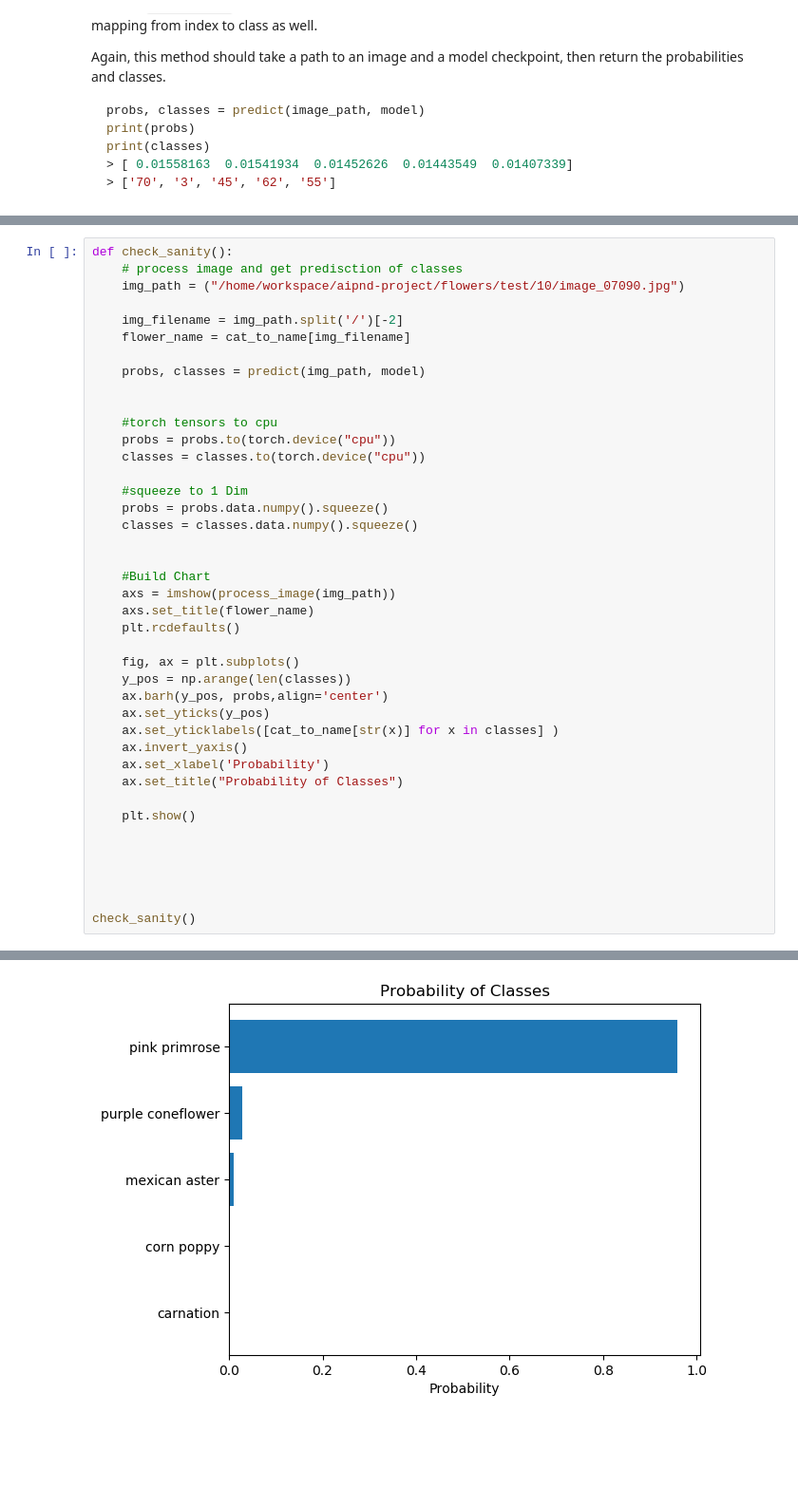
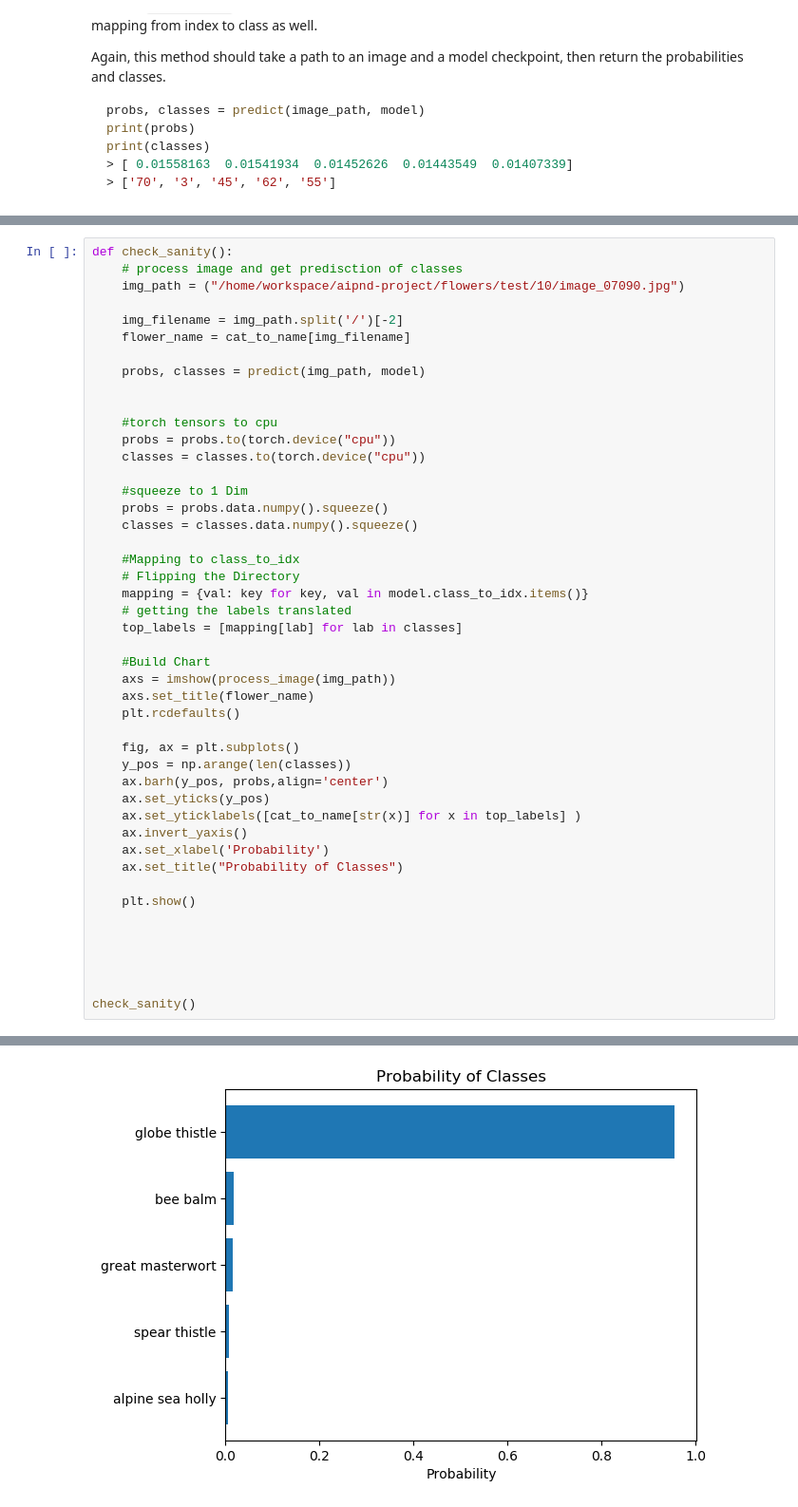
Before and after one commit to froggerking/Udacity_AI, a Jupyter notebook: Image Classifier Project.ipynb, the cells around one changed output, grey strips where cells are left out. Shown: that part at 95% size. Drawn from its saved outputs; the diff is of its cells as text; blank space fills up the shorter version.

```diff
--- a/Image Classifier Project.ipynb
+++ b/Image Classifier Project.ipynb
@@ -473,32 +486,37 @@ def check_sanity():
     probs = probs.to(torch.device("cpu"))
     classes = classes.to(torch.device("cpu"))
 
     #squeeze to 1 Dim
     probs = probs.data.numpy().squeeze()
     classes = classes.data.numpy().squeeze()
 
+    #Mapping to class_to_idx
+    # Flipping the Directory
+    mapping = {val: key for key, val in model.class_to_idx.items()}
+    # getting the labels translated
+    top_labels = [mapping[lab] for lab in classes]
 
     #Build Chart
     axs = imshow(process_image(img_path))
     axs.set_title(flower_name)
     plt.rcdefaults()
 
     fig, ax = plt.subplots()
     y_pos = np.arange(len(classes))
     ax.barh(y_pos, probs,align='center')
     ax.set_yticks(y_pos)
-    ax.set_yticklabels([cat_to_name[str(x)] for x in classes] )
+    ax.set_yticklabels([cat_to_name[str(x)] for x in top_labels] )
     ax.invert_yaxis()
     ax.set_xlabel('Probability')
     ax.set_title("Probability of Classes")
 
     plt.show()
 
 
 
 
 
 check_sanity()
 # %% [output]
 [figure]
-[figure, old version]
+[figure, new version]
```
Also changed, not shown: parts of 9 cells of this notebook.
